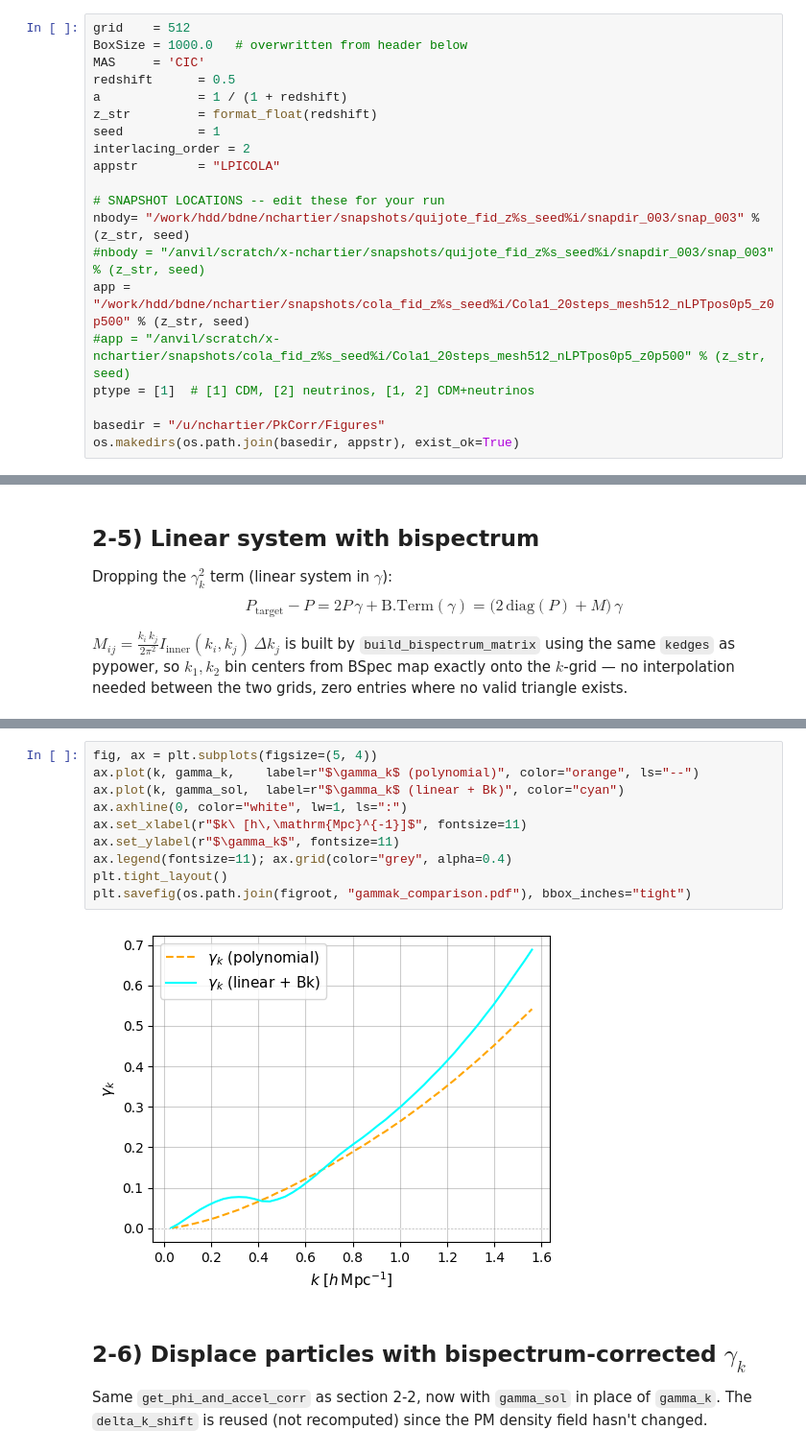
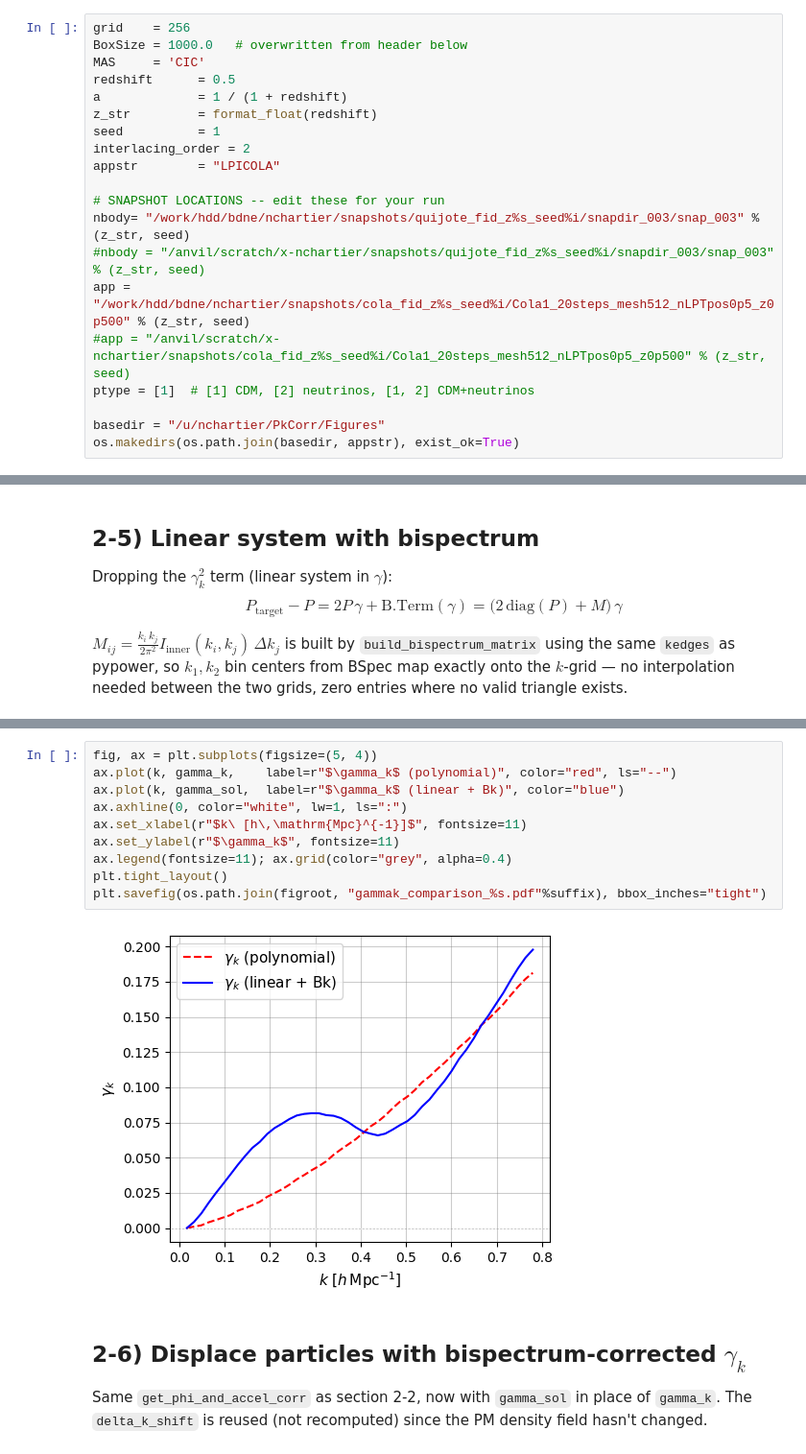
Before and after one commit to anirbanbairagi/Power-Spectrum-Change-Under-Gradient-Perturbation, a Jupyter notebook: DM_corr_case_only_picola.ipynb, the cells around one changed output, grey strips where cells are left out. Shown at 96% size. Drawn from its saved outputs; the diff is of its cells as text.

```diff
--- a/DM_corr_case_only_picola.ipynb
+++ b/DM_corr_case_only_picola.ipynb
@@ -400,7 +400,7 @@ params = ["Omega_m", "Omega_b", "h", "n_s", "sigma_8"]
 cosmology = {"sigma_8": 0.834, "n_s": 0.9624, "h": 0.671,
              "Omega_b": 0.049, "Omega_m": 0.3175}
 # %%
-grid    = 512
+grid    = 256
 BoxSize = 1000.0   # overwritten from header below
 MAS     = 'CIC'
 redshift      = 0.5
@@ -917,15 +919,15 @@ plt.savefig(os.path.join(figroot, "Bk_linear_terms.pdf"), bbox_inches="tight")
 # %%
 fig, ax = plt.subplots(figsize=(5, 4))
-ax.plot(k, gamma_k,    label=r"$\gamma_k$ (polynomial)", color="orange", ls="--")
-ax.plot(k, gamma_sol,  label=r"$\gamma_k$ (linear + Bk)", color="cyan")
+ax.plot(k, gamma_k,    label=r"$\gamma_k$ (polynomial)", color="red", ls="--")
+ax.plot(k, gamma_sol,  label=r"$\gamma_k$ (linear + Bk)", color="blue")
 ax.axhline(0, color="white", lw=1, ls=":")
 ax.set_xlabel(r"$k\ [h\,\mathrm{Mpc}^{-1}]$", fontsize=11)
 ax.set_ylabel(r"$\gamma_k$", fontsize=11)
 ax.legend(fontsize=11); ax.grid(color="grey", alpha=0.4)
 plt.tight_layout()
-plt.savefig(os.path.join(figroot, "gammak_comparison.pdf"), bbox_inches="tight")
+plt.savefig(os.path.join(figroot, "gammak_comparison_%s.pdf"%suffix), bbox_inches="tight")
 # %% [output]
-[figure, old version]
+[figure, new version]
 # %% [markdown]
 ## 2-6) Displace particles with bispectrum-corrected $\gamma_k$
 
```
Also changed, not shown: parts of 28 cells of this notebook, 2 other files.
